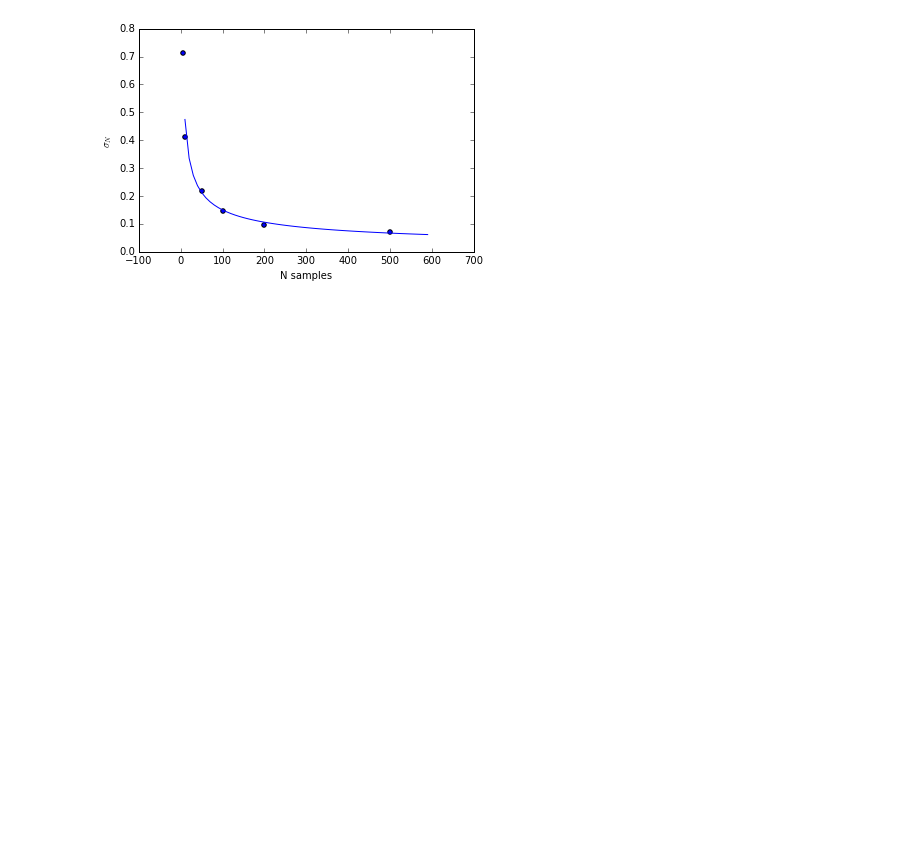
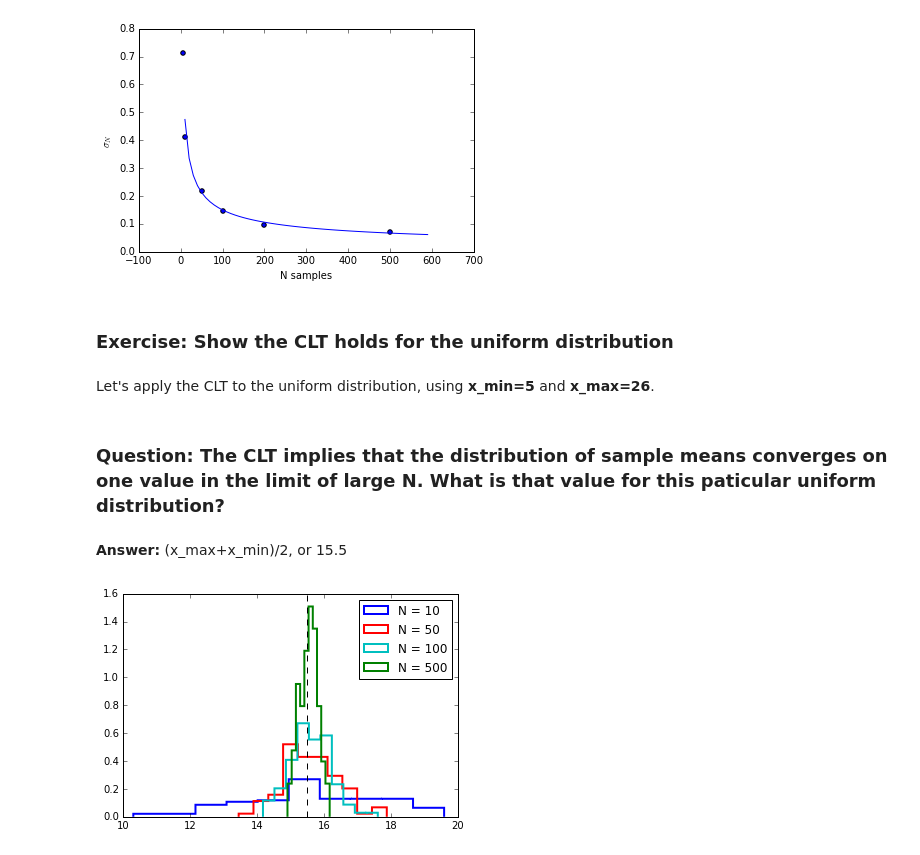
Before and after one commit to astroJeff/SMAC, a Jupyter notebook: Week_3/Distributions Continued - answer key.ipynb, the cells around one changed output. Cells and saved outputs as stored; diff of their text form; code cells hidden in the pictures; blank space fills up the shorter version.

```diff
--- a/Week_3/Distributions Continued - answer key.ipynb
+++ b/Week_3/Distributions Continued - answer key.ipynb
@@ -431,3 +512,44 @@ plt.xlabel('N samples')
 plt.show()
 # %% [output]
 [figure]
+# %% [markdown]
+### Exercise: Show the CLT holds for the uniform distribution
+# %% [markdown]
+Let's apply the CLT to the uniform distribution, using **x_min=5** and **x_max=26**.
+# %% [markdown]
+### Question: The CLT implies that the distribution of sample means converges on one value in the limit of large N. What is that value for this paticular uniform distribution?
+# %% [markdown]
+**Answer:** (x_max+x_min)/2, or 15.5
+# %%
+x_min, x_max = 5, 26
+
+convergence_value = (x_max + x_min)/2.0
+
+Ns = [10,50,100,500]
+colors = ['b','r','c','g','y','g']
+
+spread = []
+for j, N in zip(range(len(Ns)), Ns):
+    sample_means = []
+    # Repeat drawing samples and averaging this many times
+    Nrepeats = 100
+    for i in range(Nrepeats):
+
+        # draw N samples from the random uniform distribution and calculate the mean
+        y = np.random.uniform(x_min, x_max, size=N)
+        y_mean = np.mean(y)
+        sample_means.append(y_mean)
+
+    spread.append(np.std(sample_means))
+
+    plt.hist(sample_means, normed=True, histtype='step', color=colors[j],
+             label='N = '+str(N), linewidth=2)
+
+
+plt.axvline(convergence_value, color='k', linestyle='--')
+
+plt.legend()
+
+plt.show()
+# %% [output]
+[figure, added]
```
Also changed, not shown: parts of 18 cells of this notebook.
